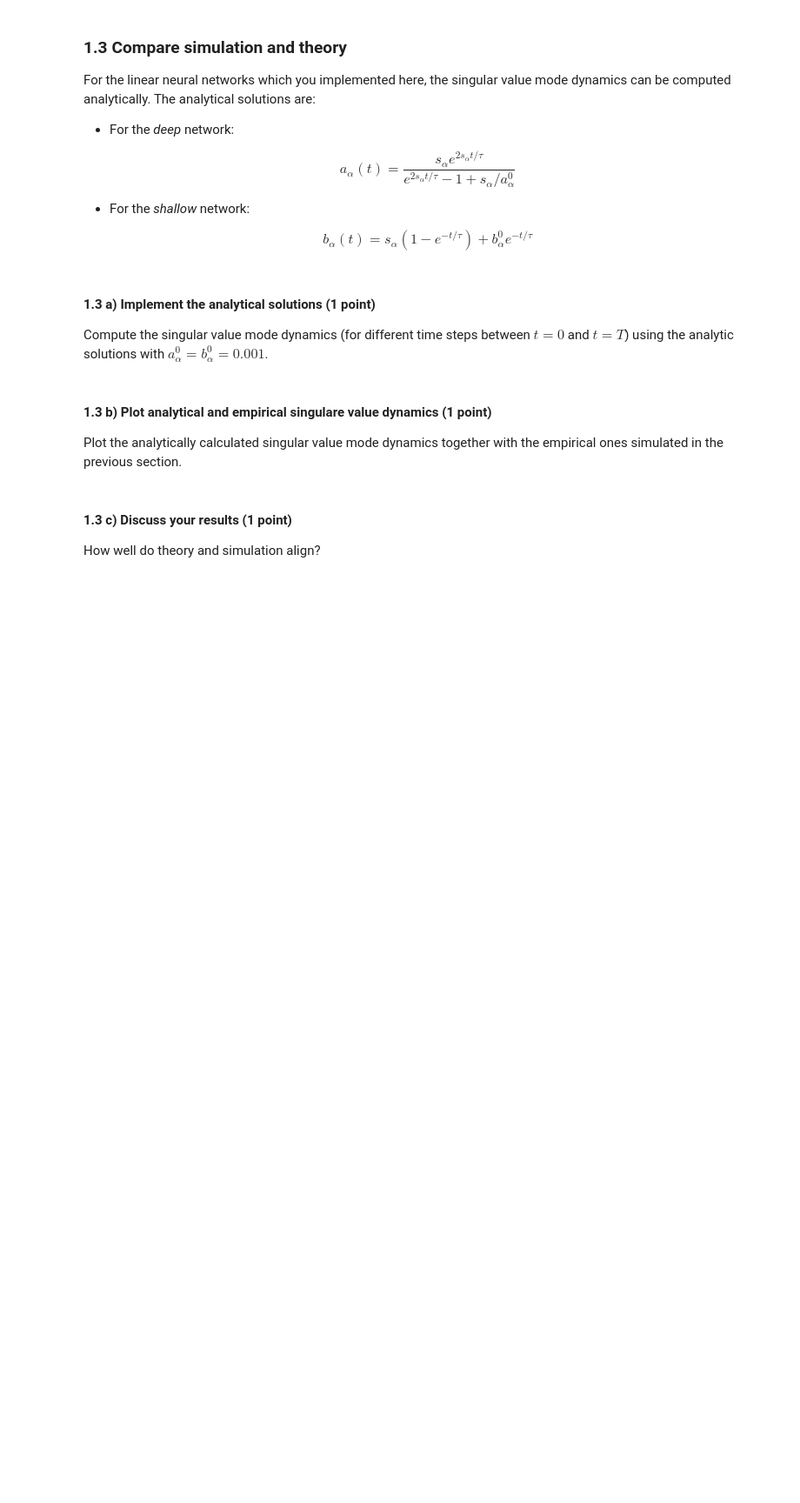
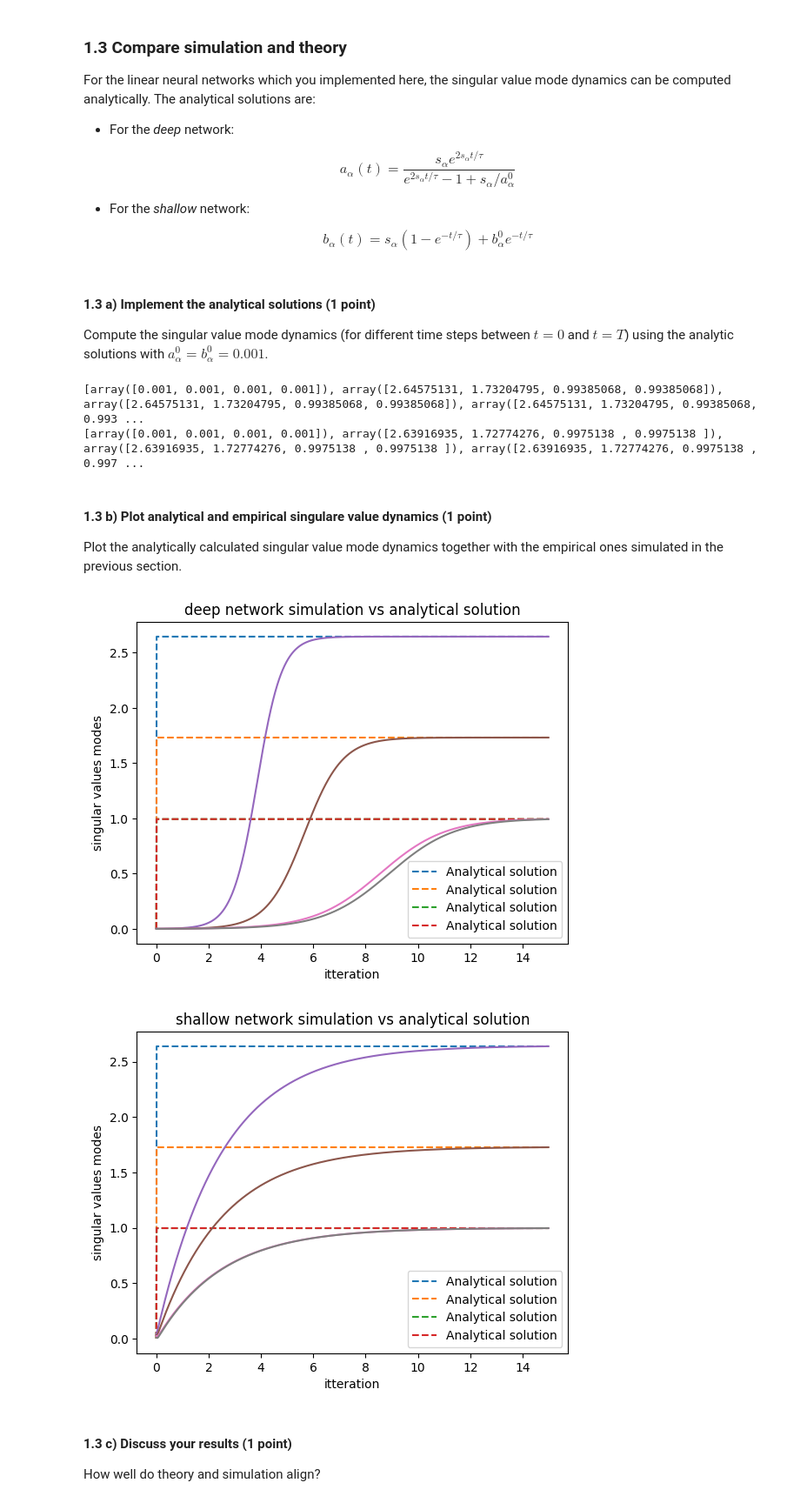
Before and after one commit to Erfan7bt/MHBF, a Jupyter notebook: 1-deep-networks/deep-networks.ipynb, the cells around one changed output. Shown at 87% size. Cells and saved outputs as stored; diff of their text form; code cells hidden in the pictures; blank space fills up the shorter version.

```diff
--- a/1-deep-networks/deep-networks.ipynb
+++ b/1-deep-networks/deep-networks.ipynb
@@ -362,13 +359,46 @@ a_list= []
 b_list= []
 a_list.append(a0)
 b_list.append(b0)
-for t in np.arange(0,T,dt):
+at=np.zeros(4)
+bt=np.zeros(4)
+for t in np.arange(dt,T,dt):
+    for i in range(4):
+        at[i] = (s[i] * np.exp(2*s[i]*t*rate))/(np.exp(2*s[i]*t*rate)-1+s[i]/a0[i])
+        bt[i] = s[i] * (1 - np.exp(-t*rate)) + b0[i] * np.exp(-t*rate)
+    a_list.append(at)
+    b_list.append(bt)
+# print (a_list)
+# print (b_list)
+# %% [output]
+[array([0.001, 0.001, 0.001, 0.001]), array([2.64575131, 1.73204795, 0.99385068, 0.99385068]), array([2.64575131, 1.73204795, 0.99385068, 0.99385068]), array([2.64575131, 1.73204795, 0.99385068, 0.993 ...
+[array([0.001, 0.001, 0.001, 0.001]), array([2.63916935, 1.72774276, 0.9975138 , 0.9975138 ]), array([2.63916935, 1.72774276, 0.9975138 , 0.9975138 ]), array([2.63916935, 1.72774276, 0.9975138 , 0.997 ...
 # %% [markdown]
 #### 1.3 b) Plot analytical and empirical singulare value dynamics (1 point)
 Plot the analytically calculated singular value mode dynamics together with the empirical ones simulated in the previous section.
 # %%
 # YOUR CODE HERE
-raise NotImplementedError()
+figure3= plt.figure()
+plt.plot(np.arange(0,T,dt), a_list, label= "Analytical solution", linestyle= "--")
+plt.plot(np.arange(0,T,dt), s12_list)
+
+plt.xlabel("itteration")
+plt.ylabel("singular values modes")
+plt.legend()
+plt.title("deep network simulation vs analytical solution")
+plt.show()
+
+figure4= plt.figure()
+plt.plot(np.arange(0,T,dt), b_list, label= "Analytical solution", linestyle= "--")
+plt.plot(np.arange(0,T,dt), s_list)
+
+plt.xlabel("itteration")
+plt.ylabel("singular values modes")
+plt.legend()
+plt.title("shallow network simulation vs analytical solution")
+plt.show()
+# %% [output]
+[figure, added]
+[figure, added]
 # %% [markdown]
 #### 1.3 c) Discuss your results (1 point)
 How well do theory and simulation align?
```
Also changed, not shown: parts of 3 cells of this notebook.
